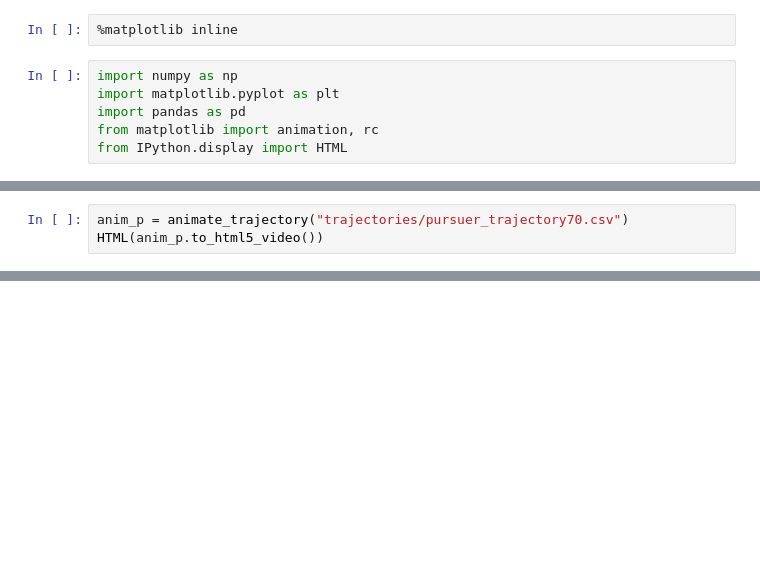
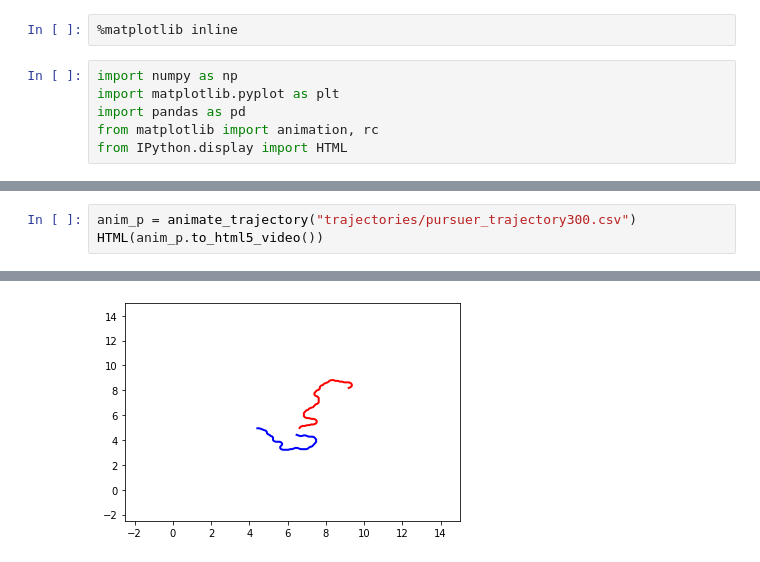
Before and after one commit to fbrand-new/reinforced-birds, a Jupyter notebook: analysis.ipynb, the cells around one changed output, grey strips where cells are left out. Saved outputs shown, nothing was run; the diff lists cells and outputs as text; blank space fills up the shorter version.

```diff
--- a/analysis.ipynb
+++ b/analysis.ipynb
@@ -58,3 +62,4 @@ HTML(anim_p.to_html5_video())
 # %%
-anim_p = animate_trajectory("trajectories/pursuer_trajectory70.csv")
+anim_p = animate_trajectory("trajectories/pursuer_trajectory300.csv")
 HTML(anim_p.to_html5_video())
+# %% [output]
@@ -60,0 +67 @@ HTML(anim_p.to_html5_video())
+[figure, added]
```
Also changed, not shown: parts of 5 cells of this notebook, 17 other files.
